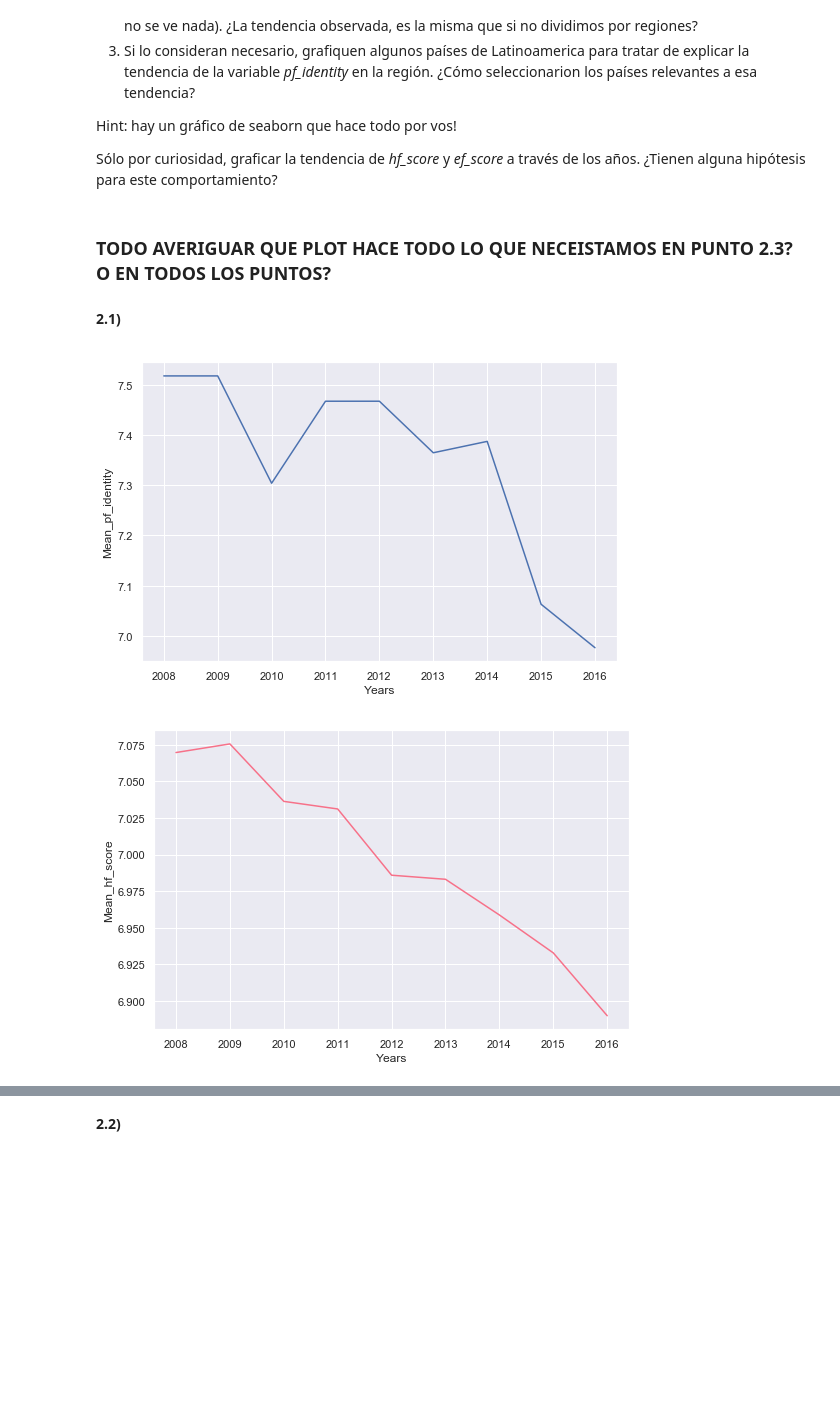
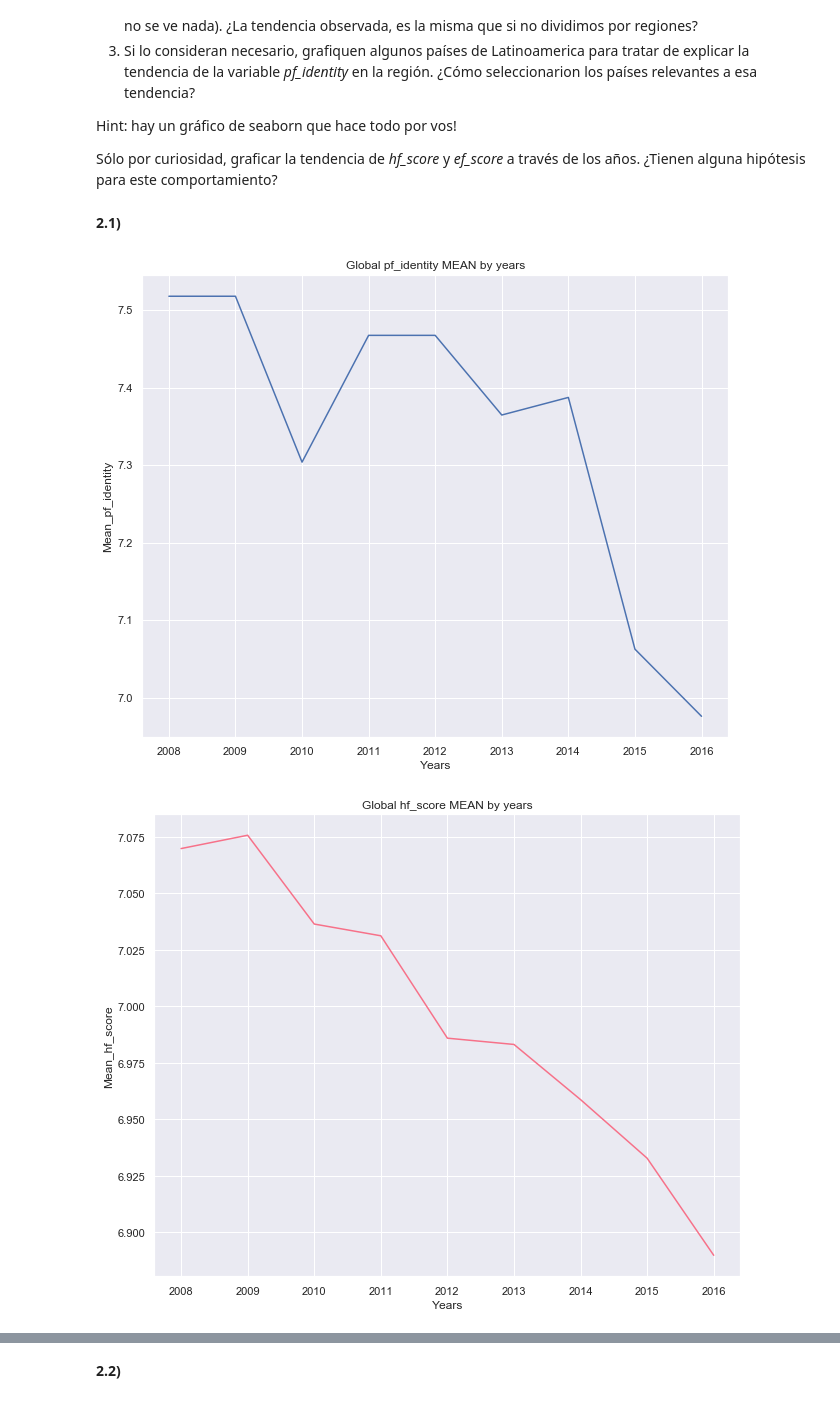
Before and after one commit to lvc0107/diplodatos, a Jupyter notebook: notebooks/practico1.ipynb, the cells around one changed output, grey strips where cells are left out. Drawn from its saved outputs; the diff is of its cells as text; code cells hidden in the pictures; blank space fills up the shorter version.

```diff
--- a/notebooks/practico1.ipynb
+++ b/notebooks/practico1.ipynb
@@ -280,8 +281,6 @@ Se puede comprobar en el ultimo caso que la eliminación de outliers para la var
 Hint: hay un gráfico de seaborn que hace todo por vos!
 
 Sólo por curiosidad, graficar la tendencia de *hf_score* y *ef_score* a través de los años. ¿Tienen alguna hipótesis para este comportamiento?
-# %% [markdown]
-### TODO AVERIGUAR QUE PLOT HACE TODO LO QUE NECEISTAMOS  EN PUNTO 2.3? O EN TODOS LOS PUNTOS?
 # %% [markdown]
 **2.1)**
 # %%
@@ -289,19 +288,21 @@ sb.set(rc={'figure.figsize':(8.5,5.5)})
 # %%
 years = list(set(dataset['year']))
 years.sort()
 data_pf_identity = dict()
 data_hf_score = dict()
 for y in years:
     data_pf_identity[y] = np.mean(dataset[dataset['year'] == y]['pf_identity'])
     data_hf_score[y] = np.mean(dataset[dataset['year'] == y]['hf_score'])
 
 data1 = pd.DataFrame(data_pf_identity.items(), columns=['Years', 'Mean_pf_identity'])
 data2 = pd.DataFrame(data_hf_score.items(), columns=['Years', 'Mean_hf_score'])
 
+plt.title('Global pf_identity MEAN by years')
 ax = sb.lineplot(x='Years', y='Mean_pf_identity', data=data1)
 plt.show()
 with sb.color_palette("husl", 8):
-    ax2 = sb.lineplot(x='Years', y='Mean_hf_score', data=data2, palette="husl")
+    plt.title('Global hf_score MEAN by years')
+    ax2 = sb.lineplot(x='Years', y='Mean_hf_score', data=data2)
 # %% [output]
-[figure, old version]
+[figure, new version]
-[figure, old version]
+[figure, new version]
```
Also changed, not shown: parts of 11 cells of this notebook.
